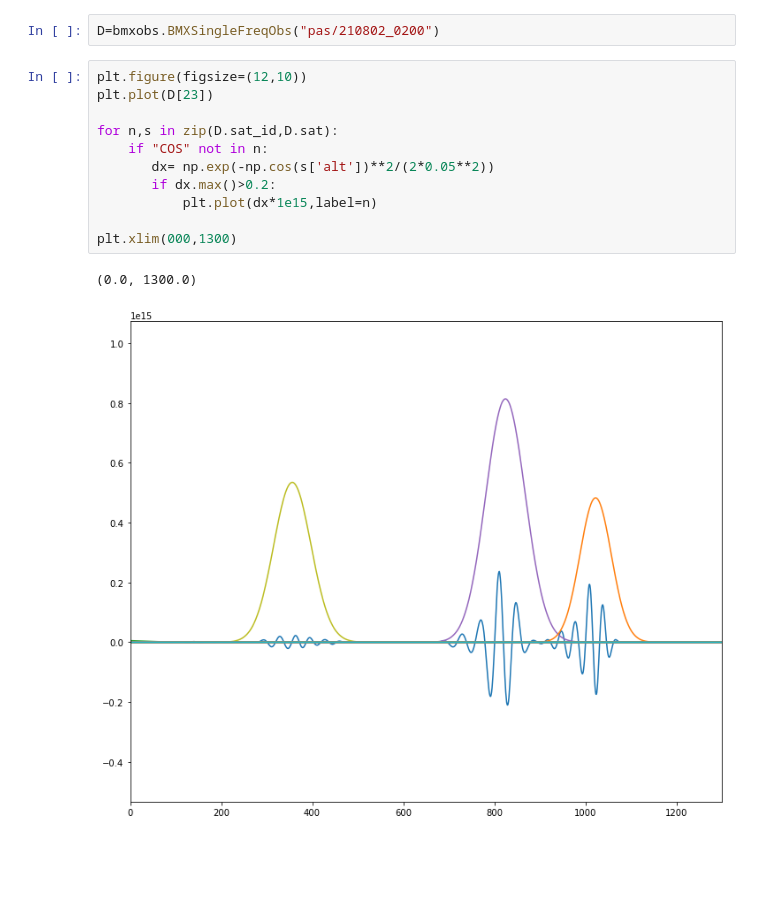
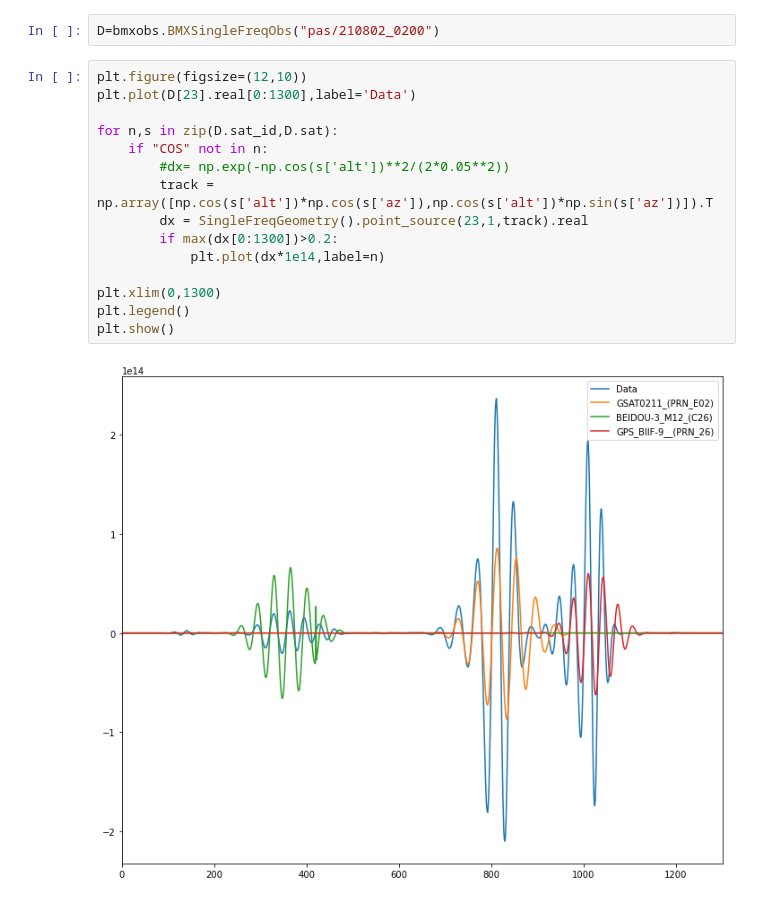
Before and after one commit to bmxdemo/bmxobs, a Jupyter notebook: towards1.ipynb, the cells around one changed output. Saved outputs shown, nothing was run; the diff lists cells and outputs as text; blank space fills up the shorter version.

```diff
--- a/towards1.ipynb
+++ b/towards1.ipynb
@@ -14,15 +15,18 @@ bmxobs.__path__
 D=bmxobs.BMXSingleFreqObs("pas/210802_0200")
 # %%
 plt.figure(figsize=(12,10))
-plt.plot(D[23])
+plt.plot(D[23].real[0:1300],label='Data')
 
 for n,s in zip(D.sat_id,D.sat):
     if "COS" not in n:
-       dx= np.exp(-np.cos(s['alt'])**2/(2*0.05**2))
-       if dx.max()>0.2:
-           plt.plot(dx*1e15,label=n)
+        #dx= np.exp(-np.cos(s['alt'])**2/(2*0.05**2))
+        track = np.array([np.cos(s['alt'])*np.cos(s['az']),np.cos(s['alt'])*np.sin(s['az'])]).T
+        dx = SingleFreqGeometry().point_source(23,1,track).real
+        if max(dx[0:1300])>0.2:
+            plt.plot(dx*1e14,label=n)
 
-plt.xlim(000,1300)
+plt.xlim(0,1300)
+plt.legend()
+plt.show()
 # %% [output]
-(0.0, 1300.0)
-[figure, old version]
+[figure, new version]
```
Also changed, not shown: parts of 2 cells of this notebook, 1 other file.
